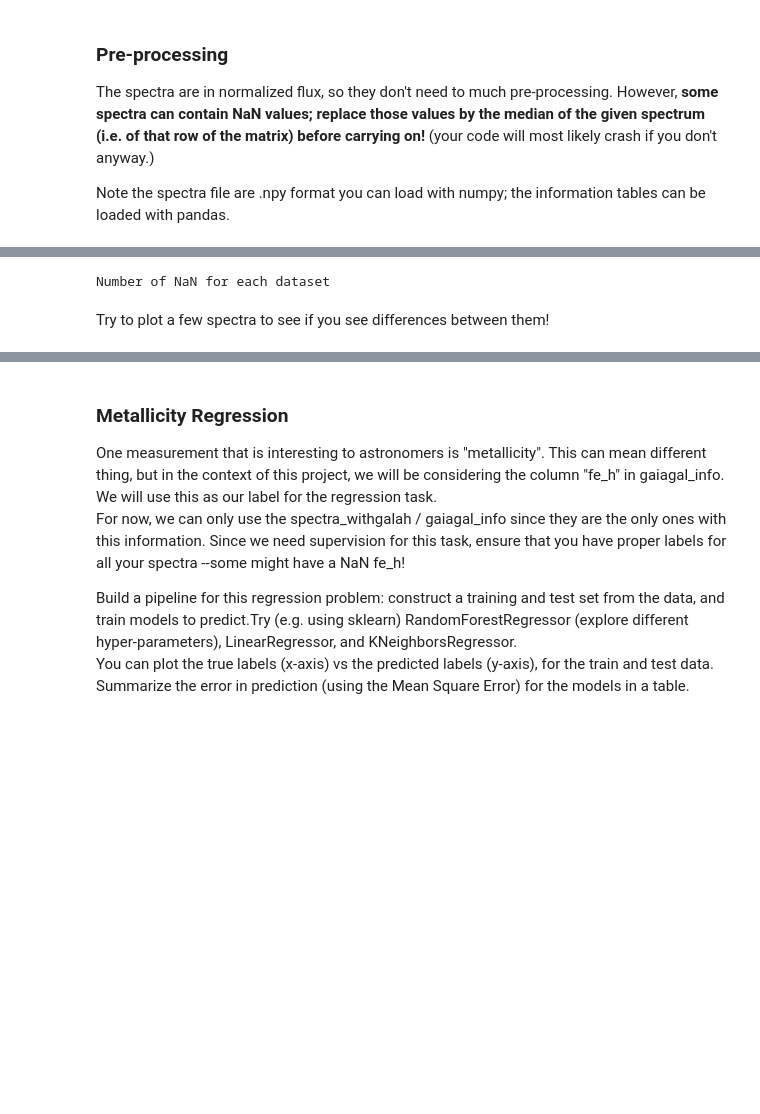
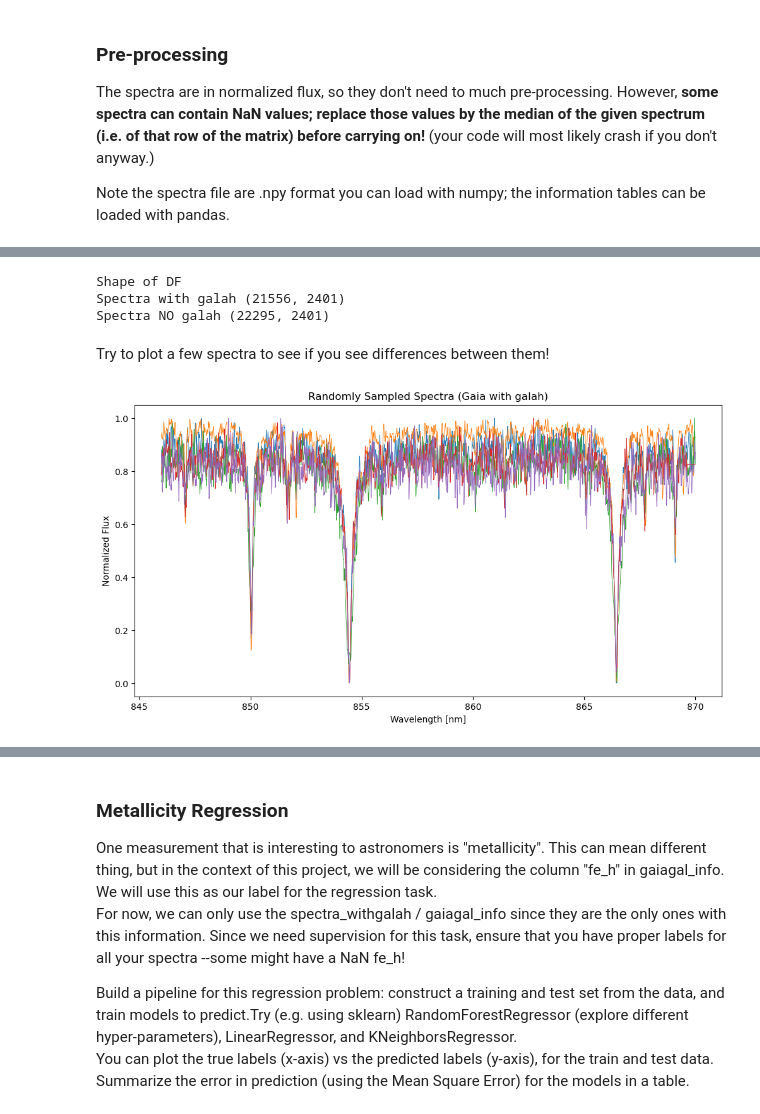
Before and after one commit to JackBlueBird/MHPC.ML.Group.Project.Team.2, a Jupyter notebook: Project2.ipynb, the cells around one changed output, grey strips where cells are left out. Cells and saved outputs as stored; diff of their text form; code cells hidden in the pictures; blank space fills up the shorter version.

```diff
--- a/Project2.ipynb
+++ b/Project2.ipynb
@@ -93,4 +114,0 @@ Impute data by the median of the given spectrum
-# %%
-imputer = SimpleImputer(strategy='median')
-spectra_withgalah.iloc[:,:] = imputer.fit_transform(spectra_withgalah.iloc[:,:])
-spectraNOgal.iloc[:,:] = imputer.fit_transform(spectraNOgal.iloc[:,:])
@@ -97,3 +135,7 @@ spectraNOgal.iloc[:,:] = imputer.fit_transform(spectraNOgal.iloc[:,:])
+# %%
+# Replace NaN values in each row with the median of that row
+spectra_withgalah = spectra_withgalah.T.apply(lambda x: x.fillna(x.median()), axis=0).T
+spectraNOgal = spectraNOgal.T.apply(lambda x: x.fillna(x.median()), axis=0).T
 # %%
 print("Number of NaN for each dataset")
 print("Spectra with galah =", spectra_withgalah.isna().sum().sum())
@@ -109,8 +147,48 @@ imputer = SimpleImputer(strategy='median')
-# %%
-print("Number of NaN for each dataset")
-#print("Gaia info =", gaiagal_info.isna().sum().sum())
-#print("Gaia NO gal =", gaiaNOgal_info.isna().sum().sum())
-# %% [output]
-Number of NaN for each dataset
+# %%
+print("Shape of DF")
+print("Spectra with galah", spectra_withgalah.shape)
+print("Spectra NO galah", spectraNOgal.shape)
+# %% [output]
+Shape of DF
+Spectra with galah (21556, 2401)
+Spectra NO galah (22295, 2401)
 # %% [markdown]
 Try to plot a few spectra to see if you see differences between them!
+# %%
+# Standardize or Normalize each row
+def scale_row(row):
+    #scaler = StandardScaler() # Each row is now standardized: mean = 0, std = 1
+    scaler = MinMaxScaler()    # Normalize each row to [0, 1]
+    row_scaled = scaler.fit_transform(row.values.reshape(-1, 1)).flatten()
+    return pd.Series(row_scaled, index=row.index)
+
+spectra_withgalah_scaled = spectra_withgalah.apply(scale_row, axis=1)
+spectraNOgal_scaled = spectraNOgal.apply(scale_row, axis=1)
+# %%
+# Calculate the number of steps to include both ends
+wl_step = 0.01
+wl_min  = 846.0
+wl_max  = 870.0
+num_points = int((wl_max - wl_min) / wl_step) + 1  # +1 to include the endpoint
+
+# Create the wavelength range
+wl_range = np.linspace(wl_min, wl_max, num=num_points)
+
+# Randomly sample 5 spectra (rows)
+#sampled_spectra = spectra_withgalah.sample(n=5, random_state=24)
+sampled_spectra = spectra_withgalah_scaled.sample(n=5, random_state=20250320)
+
+# Plot each sampled spectrum as scatter points
+plt.figure(figsize=(12, 6))
+for idx, (label, row) in enumerate(sampled_spectra.iterrows()):
+    plt.plot(wl_range, row, label=label, lw=0.6)
+    #plt.scatter(wl_range, row, label=label, s=2)  # s controls marker size
+
+plt.xlabel('Wavelength [nm]')
+plt.ylabel('Normalized Flux')
+plt.title('Randomly Sampled Spectra (Gaia with galah)')
+ax = plt.gca()
+#plt.legend()
+plt.show()
+# %% [output]
+[figure, added]
```
Also changed, not shown: parts of 21 cells of this notebook.
